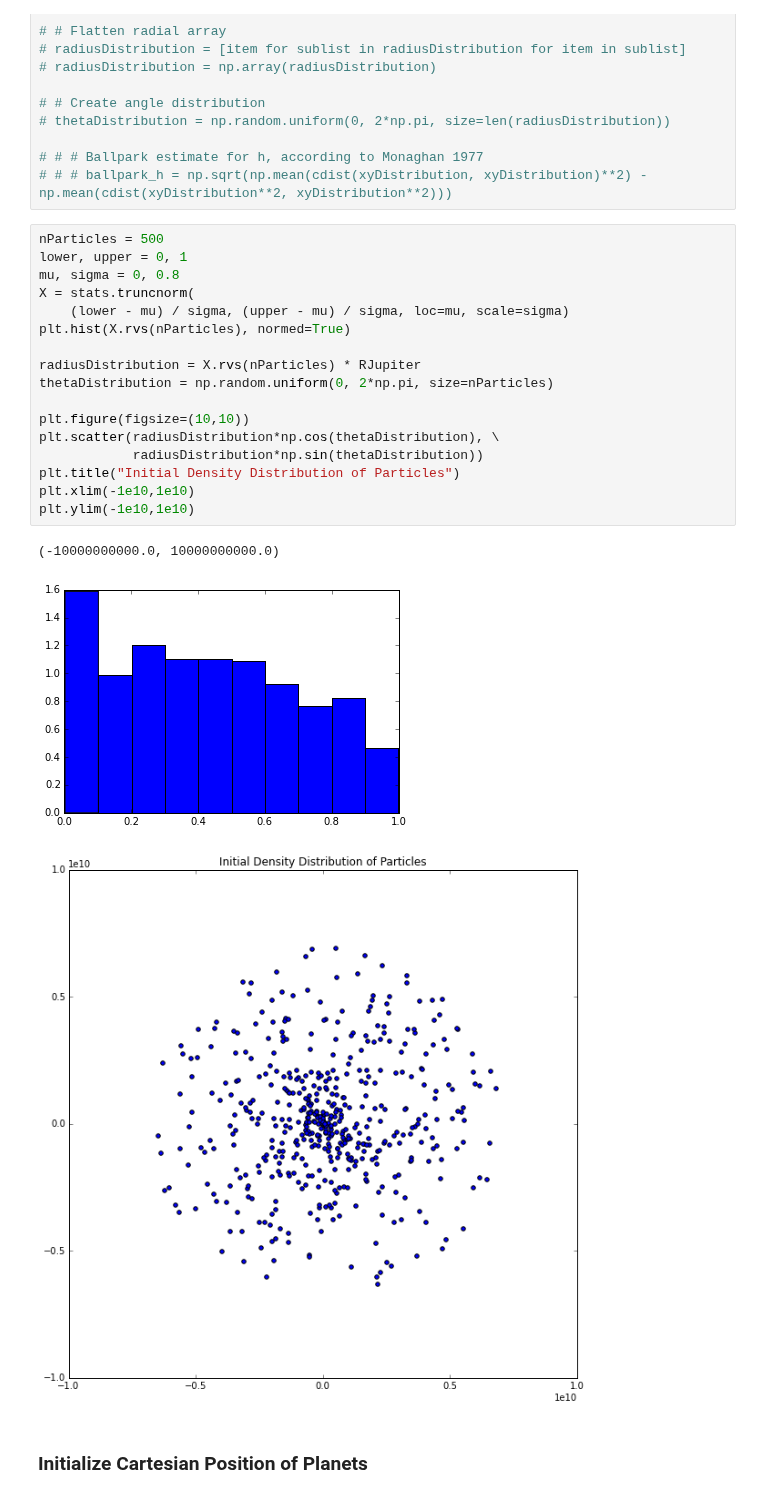
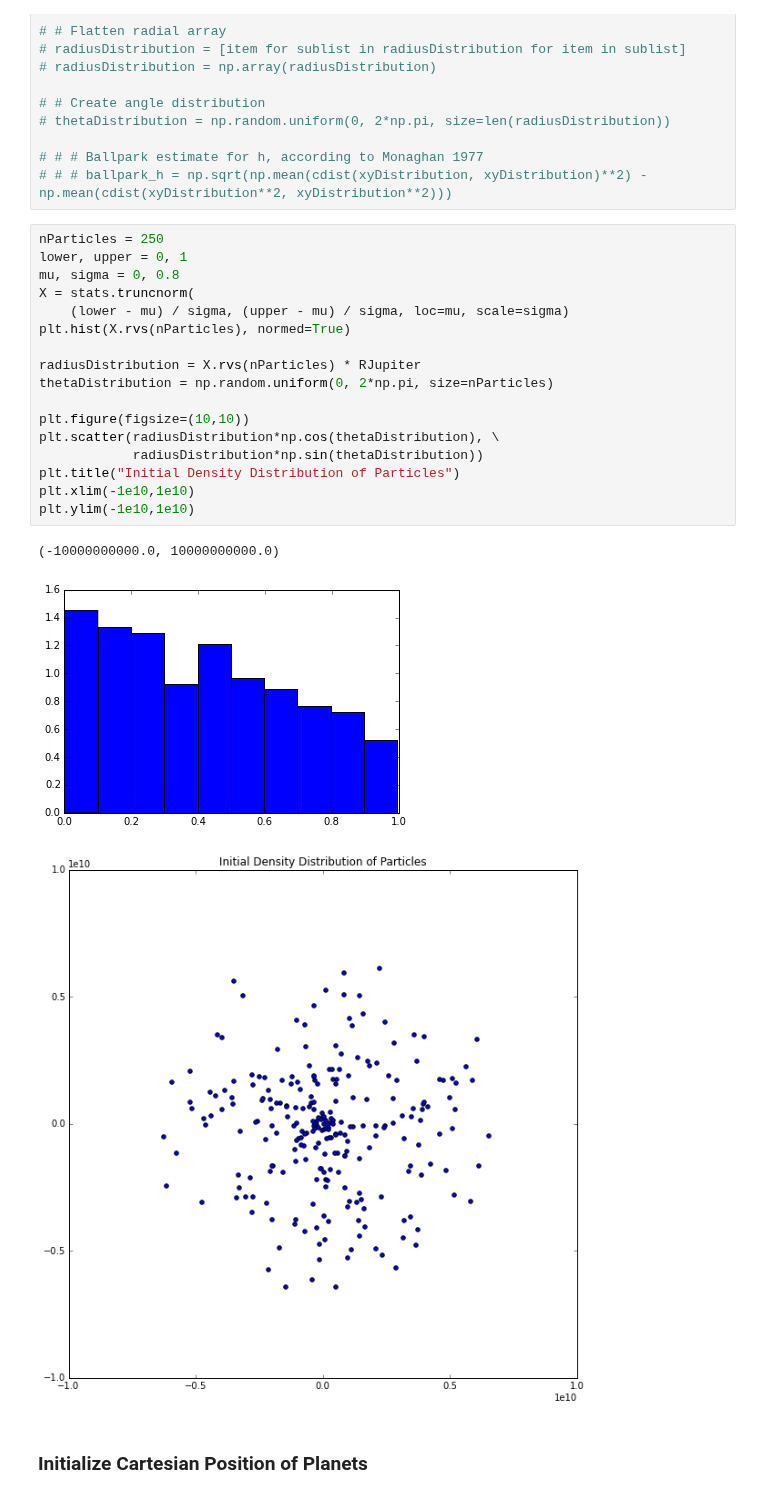
Before and after one commit to saichikine/Jupiter_SPH, a Jupyter notebook: main2.ipynb, the cells around one changed output. Saved outputs shown, nothing was run; the diff lists cells and outputs as text.

```diff
--- a/main2.ipynb
+++ b/main2.ipynb
@@ -68,26 +68,26 @@ h = 2e9                           # smoothing length, 5.5e8 gives nice clumping
 # # # Ballpark estimate for h, according to Monaghan 1977
 # # # ballpark_h = np.sqrt(np.mean(cdist(xyDistribution, xyDistribution)**2) - np.mean(cdist(xyDistribution**2, xyDistribution**2)))
 # %%
-nParticles = 500
+nParticles = 250
 lower, upper = 0, 1
 mu, sigma = 0, 0.8
 X = stats.truncnorm(
     (lower - mu) / sigma, (upper - mu) / sigma, loc=mu, scale=sigma)
 plt.hist(X.rvs(nParticles), normed=True)
 
 radiusDistribution = X.rvs(nParticles) * RJupiter
 thetaDistribution = np.random.uniform(0, 2*np.pi, size=nParticles)
 
 plt.figure(figsize=(10,10))
 plt.scatter(radiusDistribution*np.cos(thetaDistribution), \
             radiusDistribution*np.sin(thetaDistribution))
 plt.title("Initial Density Distribution of Particles")
 plt.xlim(-1e10,1e10)
 plt.ylim(-1e10,1e10)
 # %% [output]
 (-10000000000.0, 10000000000.0)
-[figure, old version]
+[figure, new version]
-[figure, old version]
+[figure, new version]
 # %% [markdown]
 ### Initialize Cartesian Position of Planets
 # %%
```
Also changed, not shown: parts of 7 cells of this notebook, 1 other file.
